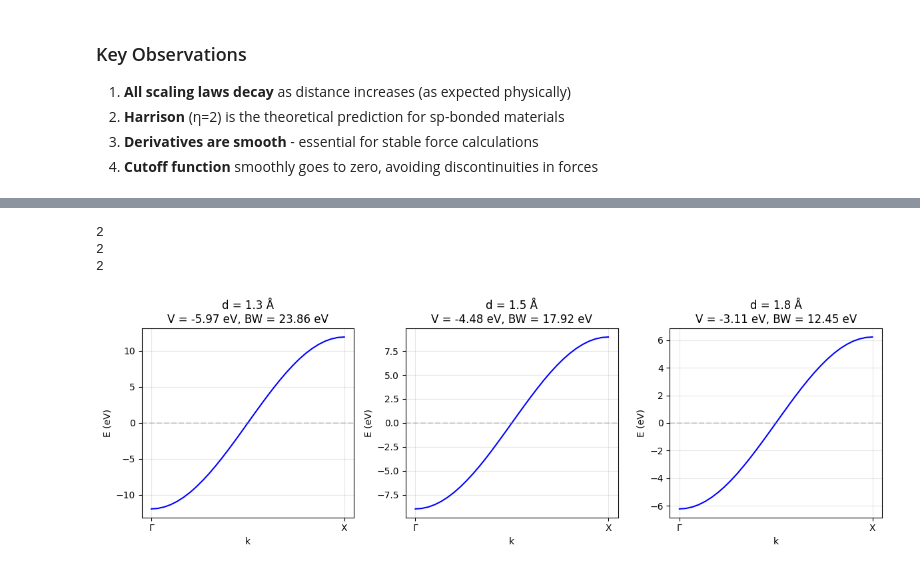
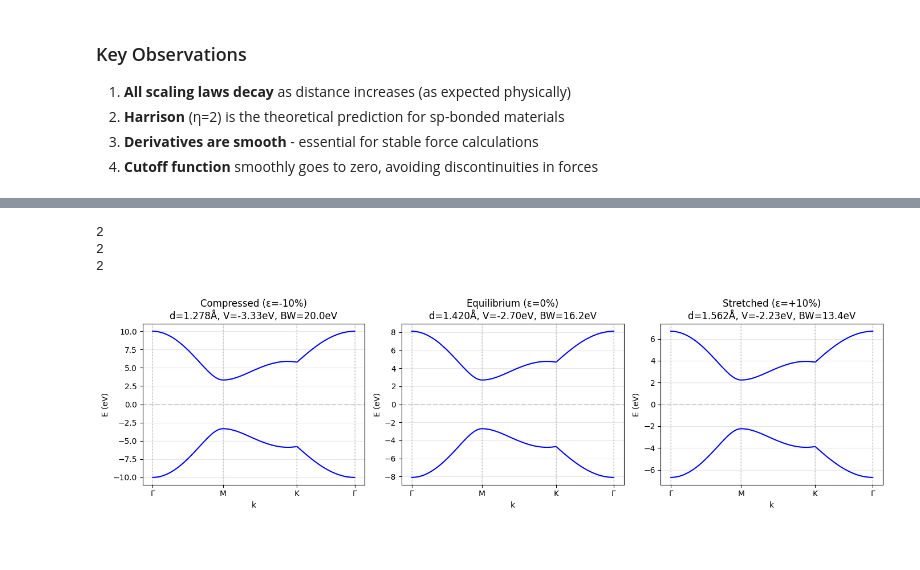
Before and after one commit to santoshkumarradha/pysktb, a Jupyter notebook: docs/source/examples/forces_and_scaling.ipynb, the cells around one changed output, grey strips where cells are left out. Saved outputs shown, nothing was run; the diff lists cells and outputs as text; code cells hidden in the pictures; blank space fills up the shorter version.

```diff
--- a/docs/source/examples/forces_and_scaling.ipynb
+++ b/docs/source/examples/forces_and_scaling.ipynb
@@ -149,13 +162,15 @@ def create_1d_chain(bond_length):
 # %%
-# Parameters with Harrison scaling and BornMayer repulsion
-d0 = 1.42
-V0 = -5.0
+# Graphene parameters with Harrison scaling and BornMayer repulsion
+a0 = 2.46  # Equilibrium lattice constant (Å)
+d0 = a0 / np.sqrt(3)  # Equilibrium bond length (≈1.42 Å)
+V0 = -2.7  # Hopping at equilibrium (eV)
 
+# BornMayer parameters tuned to give equilibrium near d0
 params = {
-    "C": {"e_s": 0.0},
+    "C": {"e_p": 0.0},
     "CC": {
-        "V_sss": Harrison(V0=V0, d0=d0, cutoff=4.0),
-        "repulsive": BornMayer(A=500, B=3.0, cutoff=4.0),
+        "V_ppp": Harrison(V0=V0, d0=d0, cutoff=4.0),
+        "repulsive": BornMayer(A=95, B=3.0, cutoff=4.0),
     }
 }
 # %%
@@ -256,33 +286,40 @@ With Harrison scaling `V(d) ∝ 1/d²`, the bandwidth should decrease as we stre
 # %%
-fig, axes = plt.subplots(1, 3, figsize=(12, 4))
+fig, axes = plt.subplots(1, 3, figsize=(14, 4))
 
-for ax, d in zip(axes, [1.3, 1.5, 1.8]):
-    structure = create_1d_chain(d)
+strain_values = [-0.10, 0.0, 0.10]  # -10%, 0%, +10%
+labels = ['Compressed (ε=-10%)', 'Equilibrium (ε=0%)', 'Stretched (ε=+10%)']
+
+for ax, strain, label in zip(axes, strain_values, labels):
+    a = a0 * (1 + strain)
+    structure, d_nn = create_graphene(a)
     ham = Hamiltonian(structure, params, numba=0)
 
-    k_path = [[0, 0, 0], [0.5, 0, 0]]
-    kpts, k_dist, sp_pts = ham.get_kpts(k_path, nk=30)
+    # K-path: Γ → M → K → Γ
+    k_path = [[0, 0, 0], [0.5, 0, 0], [1/3, 1/3, 0], [0, 0, 0]]
+    kpts, k_dist, sp_pts = ham.get_kpts(k_path, nk=40)
     eigenvalues = ham.solve_kpath(kpts, soc=False, parallel=False)
 
     for band in range(eigenvalues.shape[0]):
         ax.plot(k_dist, eigenvalues[band], 'b-', lw=1.5)
 
     bw = eigenvalues.max() - eigenvalues.min()
-    V_at_d = params["CC"]["V_sss"](d)
+    V_at_d = params["CC"]["V_ppp"](d_nn)
 
     ax.axhline(0, color='gray', ls='--', alpha=0.3)
     ax.set_xlabel('k')
     ax.set_ylabel('E (eV)')
-    ax.set_title(f'd = {d:.1f} Å\nV = {V_at_d:.2f} eV, BW = {bw:.2f} eV')
-    ax.set_xticks([sp_pts[0], sp_pts[-1]])
-    ax.set_xticklabels(['Γ', 'X'])
+    ax.set_title(f'{label}\nd={d_nn:.3f}Å, V={V_at_d:.2f}eV, BW={bw:.1f}eV')
+    ax.set_xticks(sp_pts)
+    ax.set_xticklabels(['Γ', 'M', 'K', 'Γ'])
+    for sp in sp_pts:
+        ax.axvline(sp, color='gray', ls=':', alpha=0.3)
     ax.grid(True, alpha=0.3)
 
 plt.tight_layout()
 plt.show()
 # %% [output]
 2
 2
 2
-[figure, old version]
+[figure, new version]
 # %%
```
Also changed, not shown: parts of 13 cells of this notebook, 1 other file.
